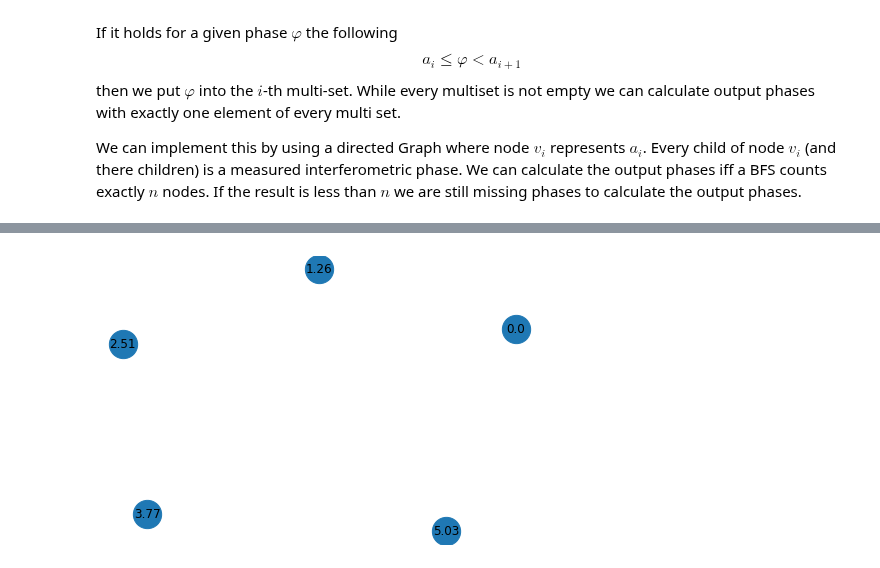
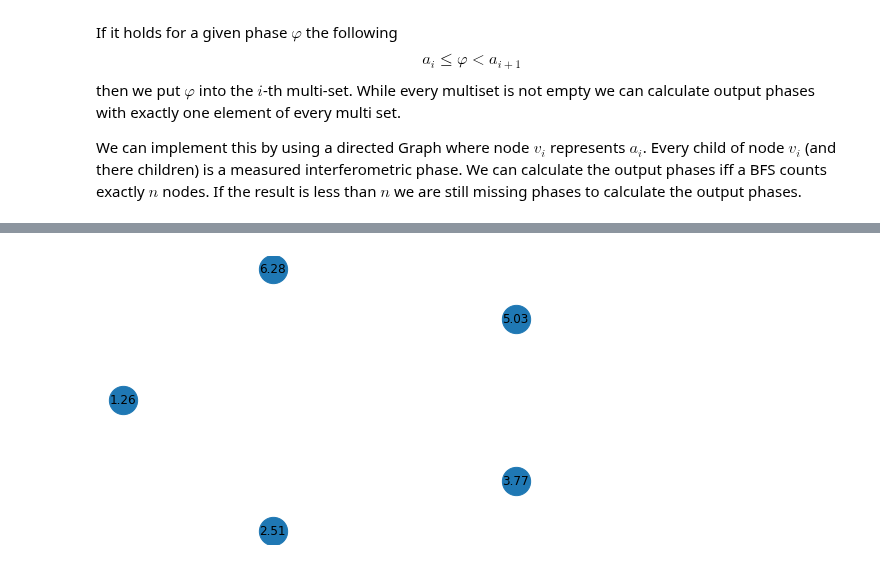
Before and after one commit to bilaljo/MiniPTI, a Jupyter notebook: notebooks/pti.ipynb, the cells around one changed output, grey strips where cells are left out. Saved outputs shown, nothing was run; the diff lists cells and outputs as text; code cells hidden in the pictures.

```diff
--- a/notebooks/pti.ipynb
+++ b/notebooks/pti.ipynb
@@ -120,10 +120,12 @@ import networkx as nx
 G = nx.Graph()
 # %%
 n = 5
-for i in range(n):
+roots = []
+for i in range(1, n + 1):
     G.add_node(round(2 * np.pi / n * i, 2))
+    roots.append(round(2 * np.pi / n * i, 2))
 # %%
-nx.draw(G, with_labels=True, node_size=800)
+nx.draw_shell(G, with_labels=True, node_size=800)
 # %% [output]
-[figure, old version]
+[figure, new version]
 # %%
```
Also changed, not shown: parts of 9 cells of this notebook.
